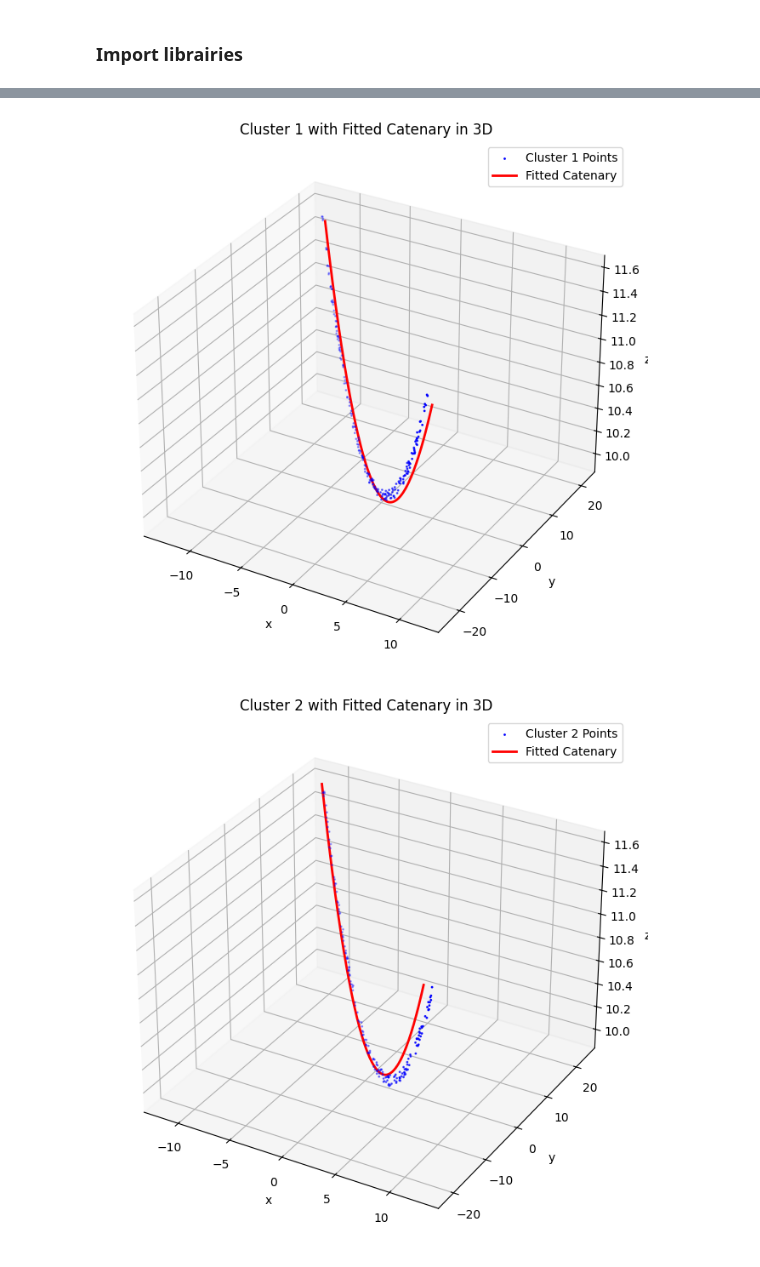
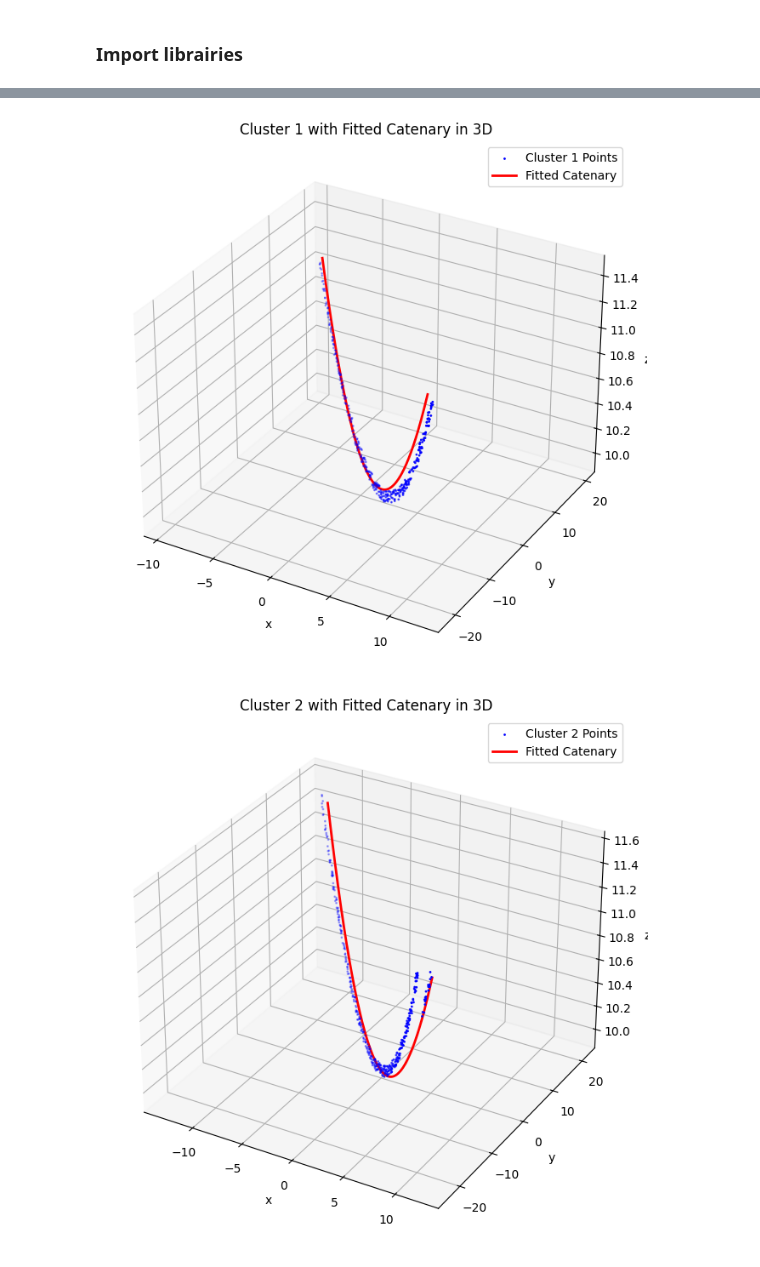
Before and after one commit to ofondeur/catenary_models, a Jupyter notebook: code.ipynb, the cells around one changed output, grey strips where cells are left out. Drawn from its saved outputs; the diff is of its cells as text; code cells hidden in the pictures.

```diff
--- a/code.ipynb
+++ b/code.ipynb
@@ -13,5 +14,5 @@ from sklearn.cluster import KMeans
 # %%
-easy_data=pd.read_parquet('Data Science Intern - LiDAR Technical Test/lidar_cable_points_hard.parquet')
+data=pd.read_parquet('Data Science Intern - LiDAR Technical Test/lidar_cable_points_extrahard.parquet')
 # %%
 fig = plt.figure()
 ax = fig.add_subplot(111, projection='3d')
@@ -103,0 +48,2 @@ Cluster 3: y = -1.05x + 1028.13
+# %%
+equations,labels=cluster_slopes(lines)
@@ -189,12 +105,13 @@ def get_u_and_z(points_xyz, slope, intercept):
 # %%
+catenary_equations = []
 for i, cluster_points in enumerate(cluster_points_list):
     slope, intercept = denormalized_equations[i]
-
     u, z = get_u_and_z(cluster_points, slope, intercept)
 
     # Initial guess: y0 = min height, c = 10 (reasonable guess), x0 = mean of projection
-    params, _ = curve_fit(catenary, u, z, p0=[z.min(), 10, u.mean()])
+    params, _ = curve_fit(catenary_equation, u, z, p0=[z.min(), 10, u.mean()])
 
     z0, c, u0 = params
     print(f"Cluster {i + 1}: z = {z0:.2f} + {c:.2f} * (cosh((u - {u0:.2f}) / {c:.2f}) - 1)")
+    catenary_equations.append((z0, c, u0))
 # %% [output]
@@ -244,50 +158,46 @@ for i in range(len(cluster_points_list)):
 # %%
 for i in range(len(cluster_points_list)):
     fig = plt.figure(figsize=(10, 8))
     ax = fig.add_subplot(111, projection='3d')
     cluster_points = cluster_points_list[i]
+    # Récupère la droite associée
+    slope, intercept = denormalized_equations[i]
 
-    if len(cluster_points) > 0:
-        # Récupère la droite associée
-        slope, intercept = denormalized_equations[i]
+    # Calcule (u, z)
+    u, z = get_u_and_z(cluster_points, slope, intercept)
 
-        # Calcule (u, z)
-        u, z = get_u_and_z(cluster_points, slope, intercept)
+    z0, c, u0 = catenary_equations[i]
 
-        # Fit la caténaire
-        params, _ = curve_fit(catenary, u, z, p0=[z.min(), 10, u.mean()])
-        z0, c, u0 = params
+    # Points projetés à tracer (originaux)
+    ax.scatter(cluster_points[:, 0], cluster_points[:, 1], cluster_points[:, 2], s=1, c='blue', label=f'Cluster {i+1} Points')
 
-        # Points projetés à tracer (originaux)
-        ax.scatter(cluster_points[:, 0], cluster_points[:, 1], cluster_points[:, 2], s=1, c='blue', label=f'Cluster {i+1} Points')
+    # Recrée les points de la caténaire prédite en 3D
+    u_line = np.linspace(u.min(), u.max(), 200)
+    z_line = catenary_equation(u_line, z0, c, u0)
 
-        # Recrée les points de la caténaire prédite en 3D
-        u_line = np.linspace(u.min(), u.max(), 200)
-        z_line = catenary(u_line, z0, c, u0)
+    # Direction de la ligne dans (x, y)
+    direction = np.array([1, slope])
+    direction /= np.linalg.norm(direction)
 
-        # Direction de la ligne dans (x, y)
-        direction = np.array([1, slope])
-        direction /= np.linalg.norm(direction)
+    # Centre de la ligne (pour positionner les points 3D)
+    origin = np.array([0, intercept])  # correspond au point (x=0, y=intercept)
 
-        # Centre de la ligne (pour positionner les points 3D)
-        origin = np.array([0, intercept])  # correspond au point (x=0, y=intercept)
+    # Reconstitue les (x, y) à partir des u projetés
+    xy_line = origin + np.outer(u_line, direction)  # chaque ligne est (x, y)
 
-        # Reconstitue les (x, y) à partir des u projetés
-        xy_line = origin + np.outer(u_line, direction)  # chaque ligne est (x, y)
+    # Sépare x et y
+    x_line = xy_line[:, 0]
+    y_line = xy_line[:, 1]
 
-        # Sépare x et y
-        x_line = xy_line[:, 0]
-        y_line = xy_line[:, 1]
-
-        # Trace la caténaire prédite en 3D
-        ax.plot(x_line, y_line, z_line, color='red', linewidth=2, label='Fitted Catenary')
+    # Trace la caténaire prédite en 3D
+    ax.plot(x_line, y_line, z_line, color='red', linewidth=2, label='Fitted Catenary')
 
     ax.set_xlabel("x")
     ax.set_ylabel("y")
     ax.set_zlabel("z")
     ax.set_title(f"Cluster {i+1} with Fitted Catenary in 3D")
     ax.legend()
     plt.show()
 # %% [output]
-[figure, old version]
+[figure, new version]
-[figure, old version]
+[figure, new version]
```
Also changed, not shown: parts of 25 cells of this notebook, 2 other files.
